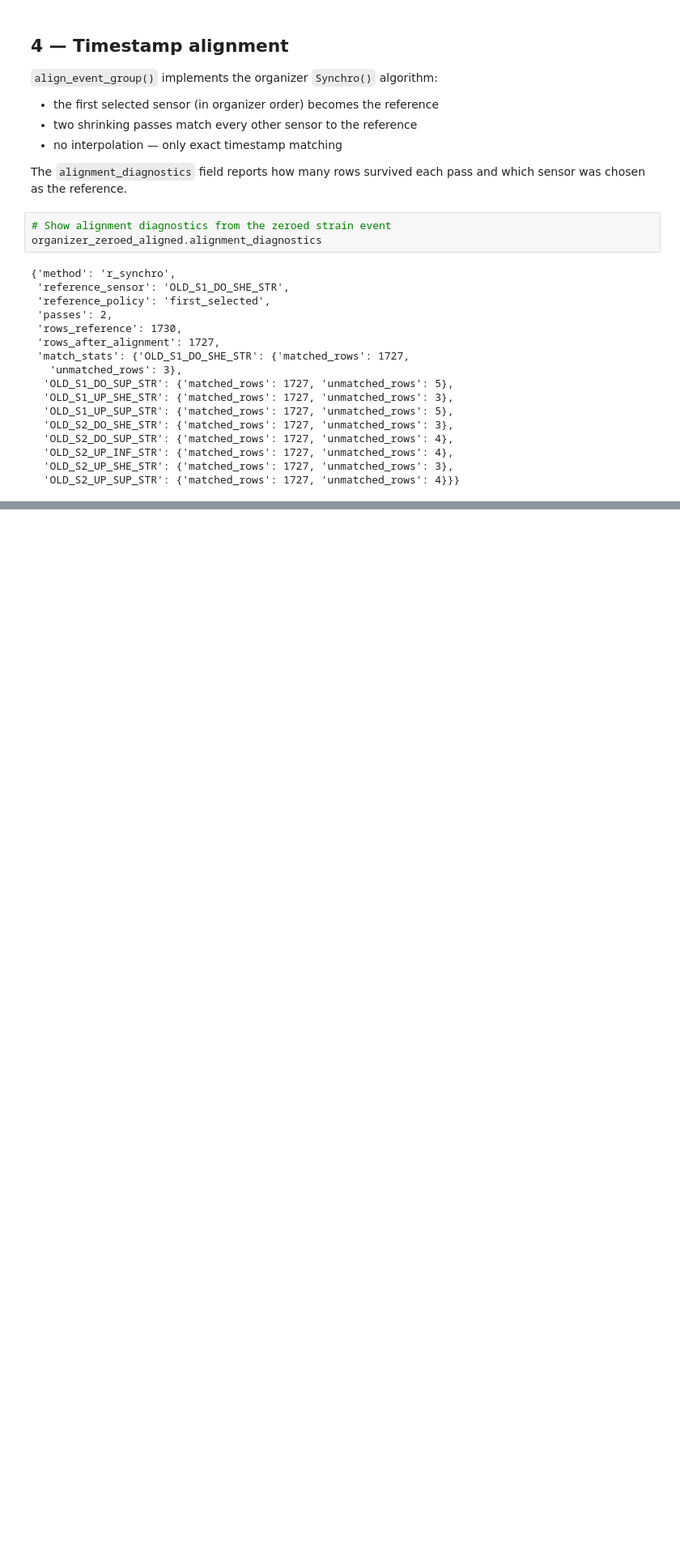
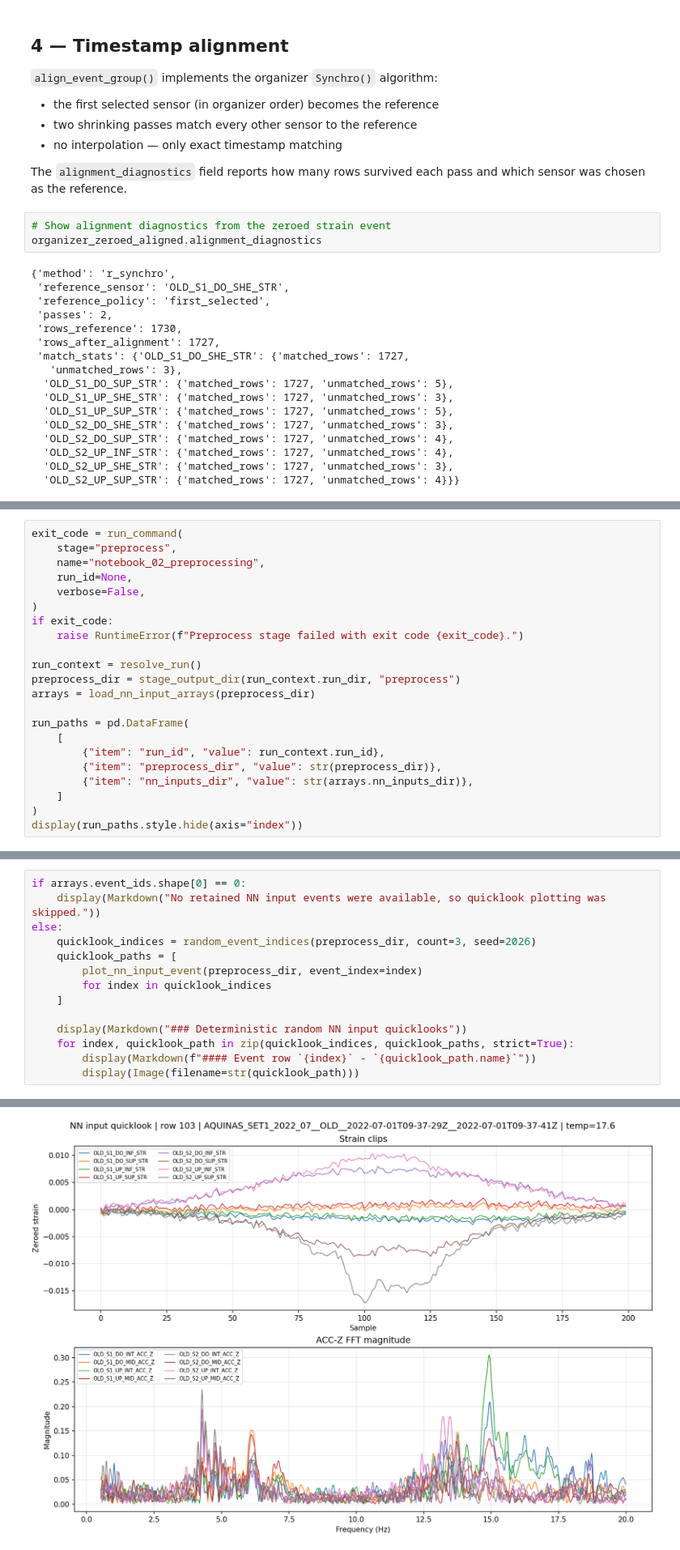
Before and after one commit to likemaestro/EWSHM_Competition, a Jupyter notebook: notebooks/02_preprocessing.ipynb, the cells around one changed output, grey strips where cells are left out. Shown at 81% size. Saved outputs shown, nothing was run; the diff lists cells and outputs as text; blank space fills up the shorter version.

```diff
--- a/notebooks/02_preprocessing.ipynb
+++ b/notebooks/02_preprocessing.ipynb
@@ -617,0 +625,22 @@ pd.read_csv(output_path).head()
+# %%
+exit_code = run_command(
+    stage="preprocess",
+    name="notebook_02_preprocessing",
+    run_id=None,
+    verbose=False,
+)
+if exit_code:
+    raise RuntimeError(f"Preprocess stage failed with exit code {exit_code}.")
+
+run_context = resolve_run()
+preprocess_dir = stage_output_dir(run_context.run_dir, "preprocess")
+arrays = load_nn_input_arrays(preprocess_dir)
+
+run_paths = pd.DataFrame(
+    [
+        {"item": "run_id", "value": run_context.run_id},
+        {"item": "preprocess_dir", "value": str(preprocess_dir)},
+        {"item": "nn_inputs_dir", "value": str(arrays.nn_inputs_dir)},
+    ]
+)
+display(run_paths.style.hide(axis="index"))
@@ -617,0 +728,15 @@ pd.read_csv(output_path).head()
+# %%
+if arrays.event_ids.shape[0] == 0:
+    display(Markdown("No retained NN input events were available, so quicklook plotting was skipped."))
+else:
+    quicklook_indices = random_event_indices(preprocess_dir, count=3, seed=2026)
+    quicklook_paths = [
+        plot_nn_input_event(preprocess_dir, event_index=index)
+        for index in quicklook_indices
+    ]
+
+    display(Markdown("### Deterministic random NN input quicklooks"))
+    for index, quicklook_path in zip(quicklook_indices, quicklook_paths, strict=True):
+        display(Markdown(f"#### Event row `{index}` - `{quicklook_path.name}`"))
+        display(Image(filename=str(quicklook_path)))
+# %% [output]
@@ -617,0 +745 @@ pd.read_csv(output_path).head()
+[figure, added]
```
Also changed, not shown: parts of 11 cells of this notebook, 33 other files.
